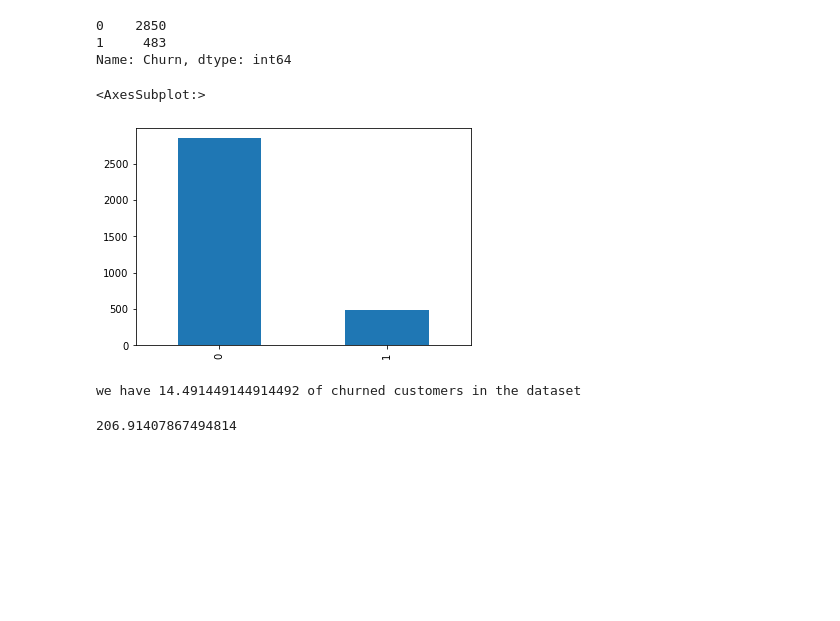
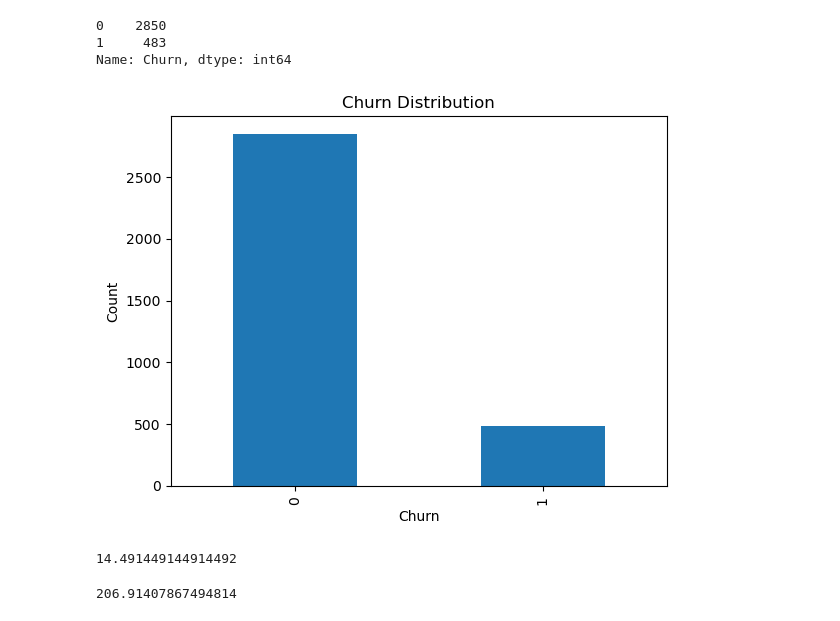
Before and after one commit to modupebello2023/jfellow_may, a Jupyter notebook: MBello Solution-Copy1.ipynb, the cells around one changed output. Saved outputs shown, nothing was run; the diff lists cells and outputs as text; code cells hidden in the pictures; blank space fills up the shorter version.

```diff
--- a/MBello Solution-Copy1.ipynb
+++ b/MBello Solution-Copy1.ipynb
@@ -4,12 +12,13 @@ import matplotlib.pyplot as plt
 # %%
 # read the dataset
 import pandas as pd
+import matplotlib.pyplot as plt
 
 # Read the dataset
-data = pd.read_csv('C:\Users\DELL\Downloads\telecom_churn.csv')
+df = pd.read_csv('telecom_churn.csv')
 
 # Display the dataset
-print(data)
+df
 # %% [output]
 |  | State | Account length | Area code | International plan | Voice mail plan | Number vmail messages | ... |
 | 0 | KS | 128 | 415 | No | Yes | 25 | ... |
@@ -62,6 +84,11 @@ memory usage: 498.1+ KB
 | max | 243.000000 | 510.000000 | 51.000000 | 350.800000 | 165.000000 | 59.640000 | ... |
 # %%
 # change the data type of the churn column from boolean to int64 and check the dataframe again
+import pandas as pd
+
+df['Churn'] = df['Churn'].astype('int64')
+
+df
 # %% [output]
 |  | State | Account length | Area code | International plan | Voice mail plan | Number vmail messages | ... |
 | 0 | KS | 128 | 415 | No | Yes | 25 | ... |
@@ -84,13 +117,33 @@ memory usage: 498.1+ KB
 Name: Churn, dtype: int64
 # %%
 # plot the count from the result above
+import pandas as pd
+import matplotlib.pyplot as plt
+
+# Assuming your DataFrame is named 'df' and the column is 'Churn'
+churn_distribution = df['Churn'].value_counts()
+
+churn_distribution.plot(kind='bar')
+plt.xlabel('Churn')
+plt.ylabel('Count')
+plt.title('Churn Distribution')
+
+plt.show()
 # %% [output]
-<AxesSubplot:>
-[figure, old version]
+[figure, new version]
 # %%
 # what is the proportion of churned users in the dataframe
+import pandas as pd
+
+# Assuming your DataFrame is named 'df' and the column is 'Churn'
+churned_count = df['Churn'].sum()
+total_count = len(df)
+
+proportion_churned = (churned_count / total_count) * 100
+
+print(proportion_churned)
 # %% [output]
-we have 14.491449144914492 of churned customers in the dataset
+14.491449144914492
 # %%
 # How much time (on average) do churned users spend on the phone during daytime?
 # %% [output]
```
Also changed, not shown: parts of 11 cells of this notebook.
